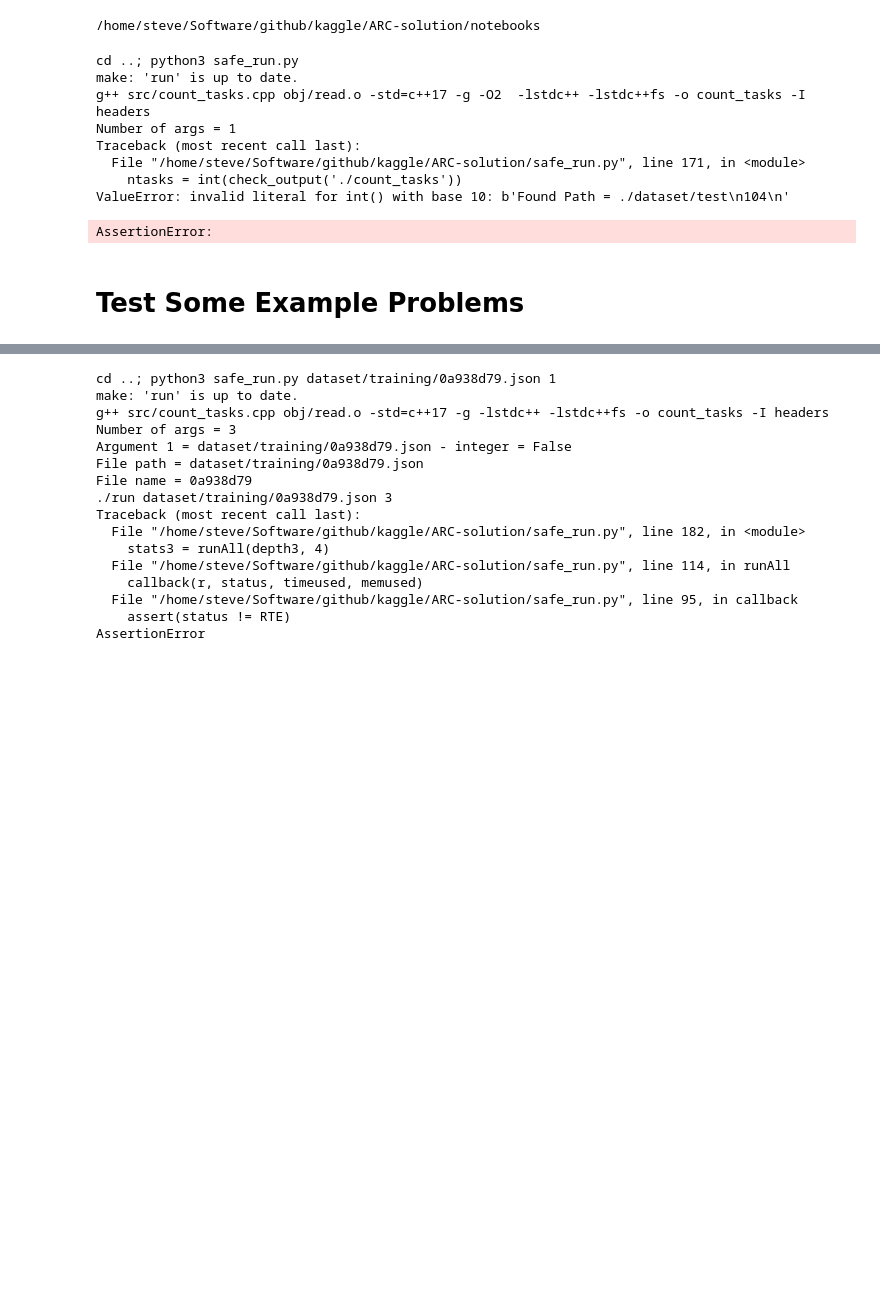
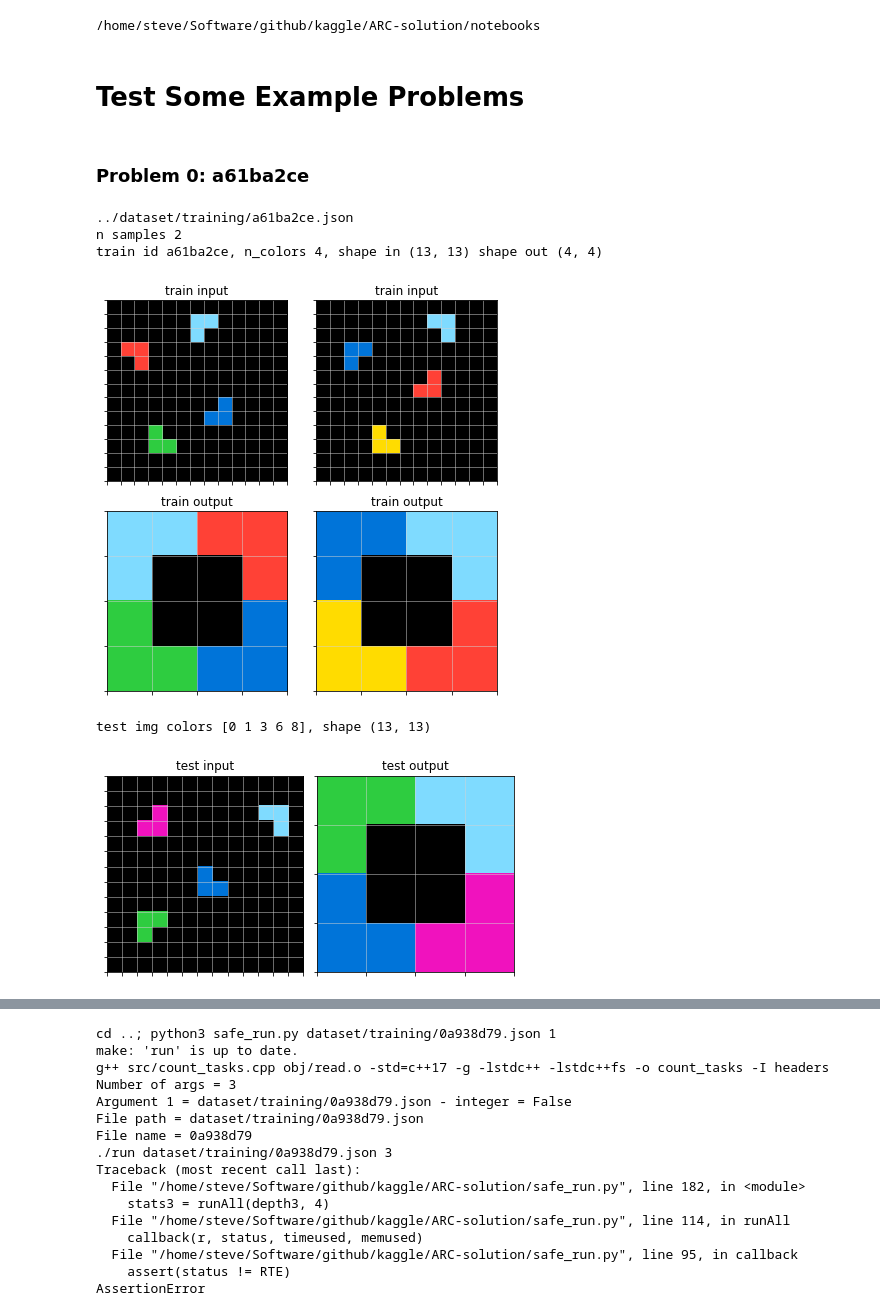
Before and after one commit to LisburnLad/ARC-solution, a Jupyter notebook: notebooks/examine icecuber solution.ipynb, the cells around one changed output, grey strips where cells are left out. Drawn from its saved outputs; the diff is of its cells as text; code cells hidden in the pictures; blank space fills up the shorter version.

Commit message:
fix: to allow all problems to be run and evaluated

```diff
--- a/notebooks/examine icecuber solution.ipynb
+++ b/notebooks/examine icecuber solution.ipynb
@@ -116,6 +116,9 @@ def plot_sample(sample,train_id):
 
     print('test img colors %s, shape %s'% (np.unique(sample['test'][0]['input']),
         np.array(sample['test'][0]['input']).shape))
-    fig, axs = plt.subplots(1, 1, figsize=(2,2))
-    plot_one(sample, axs, 0, 'test', 'input')
+
+    fig, axs = plt.subplots(1, 2, figsize=(5,5))
+    plot_one(sample, axs[0], 0, 'test', 'input')
+    plot_one(sample, axs[1], 0, 'test', 'output')
+    plt.tight_layout()
     plt.show()
@@ -186,17 +195,22 @@ def translate_submission(file_path):
 # %% [output]
 /home/steve/Software/github/kaggle/ARC-solution/notebooks
 # %%
-# mySystem("cd absres-c-files; python3 safe_run.py")
-mySystem(f"cd ..; python3 safe_run.py")
+# mySystem(f"cd ..; python3 safe_run.py")
-# %% [output]
-cd ..; python3 safe_run.py
-make: 'run' is up to date.
-g++ src/count_tasks.cpp obj/read.o -std=c++17 -g -O2  -lstdc++ -lstdc++fs -o count_tasks -I headers
-Number of args = 1
-Traceback (most recent call last):
-  File "/home/steve/Software/github/kaggle/ARC-solution/safe_run.py", line 171, in <module>
-    ntasks = int(check_output('./count_tasks'))
-ValueError: invalid literal for int() with base 10: b'Found Path = ./dataset/test\n104\n'
-AssertionError:
 # %% [markdown]
 # Test Some Example Problems
+# %% [markdown]
+### Problem 0: a61ba2ce
+# %%
+train_id = 'a61ba2ce'
+# filepath = f"kaggle/working/abstraction-and-reasoning-challenge/training/{train_id}.json"
+filepath = f"../dataset/training/{train_id}.json"
+print(filepath)
+data = load_json(filepath)
+plot_sample(data, train_id)
+# %% [output]
+../dataset/training/a61ba2ce.json
+n samples 2
+train id a61ba2ce, n_colors 4, shape in (13, 13) shape out (4, 4)
+[figure, added]
+test img colors [0 1 3 6 8], shape (13, 13)
+[figure, added]
```
Also changed, not shown: parts of 12 cells of this notebook, 5 other files.
